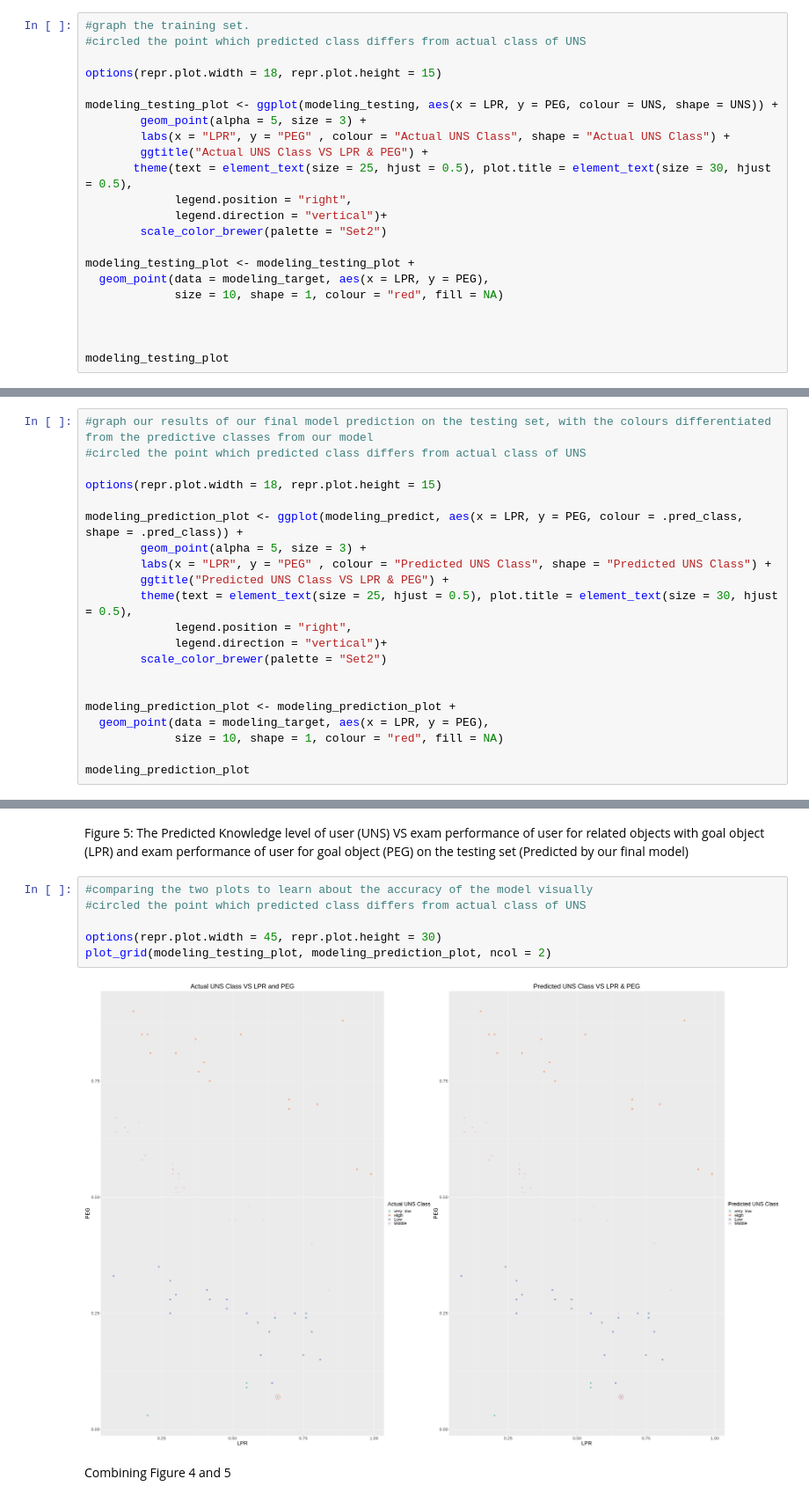
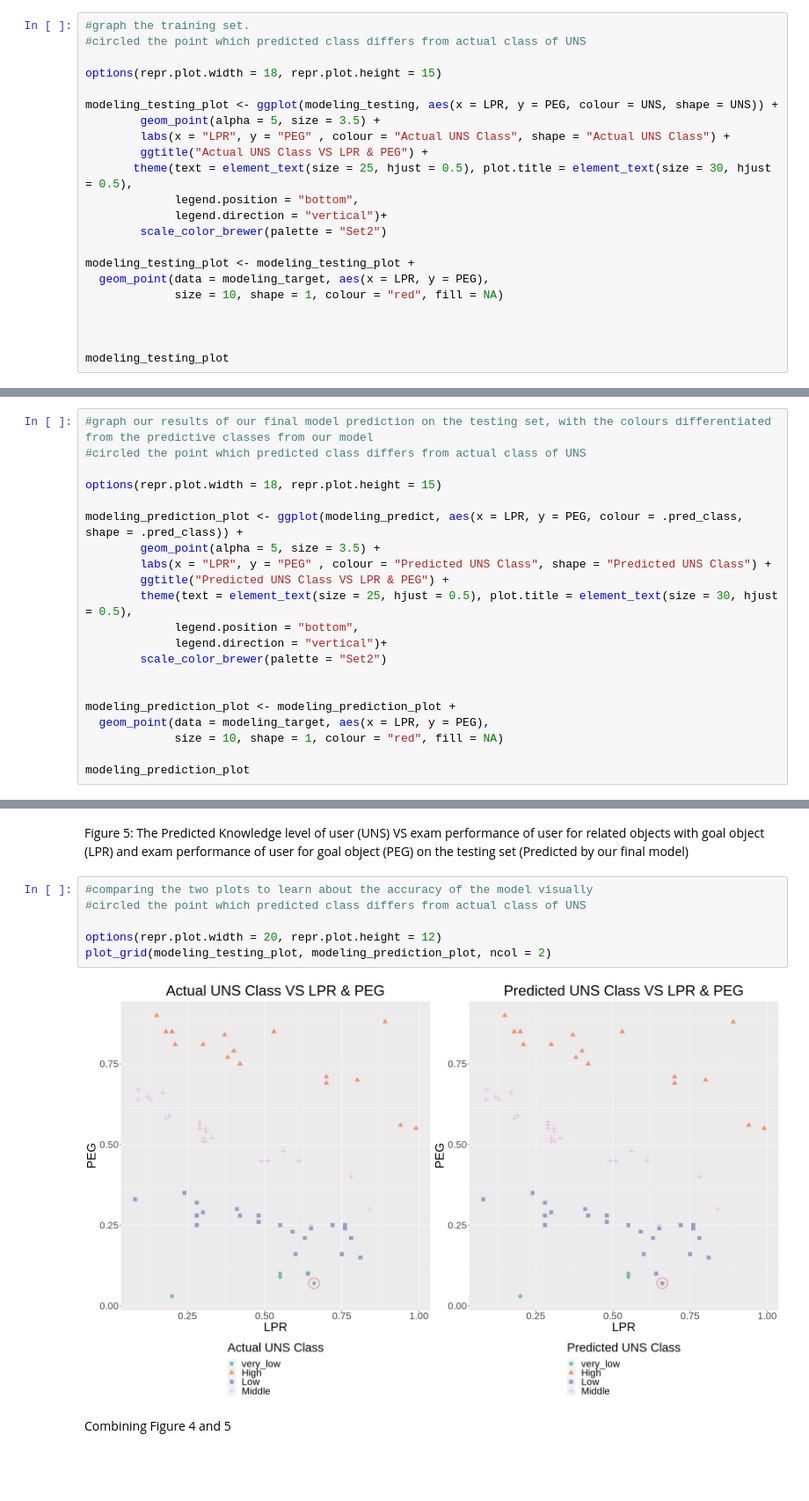
Before and after one commit to Anson-Chan-HK/DSCI-100-2023S1-4-PROJECT, a Jupyter notebook: actual_project.ipynb, the cells around one changed output, grey strips where cells are left out. Shown at 88% size. Saved outputs shown, nothing was run; the diff lists cells and outputs as text; blank space fills up the shorter version.

Commit message:
combined graph

```diff
--- a/actual_project.ipynb
+++ b/actual_project.ipynb
@@ -491,11 +491,11 @@ A tibble: 1 × 4
 options(repr.plot.width = 18, repr.plot.height = 15)
 
 modeling_testing_plot <- ggplot(modeling_testing, aes(x = LPR, y = PEG, colour = UNS, shape = UNS)) +
-        geom_point(alpha = 5, size = 3) +
+        geom_point(alpha = 5, size = 3.5) +
         labs(x = "LPR", y = "PEG" , colour = "Actual UNS Class", shape = "Actual UNS Class") +
         ggtitle("Actual UNS Class VS LPR & PEG") +
        theme(text = element_text(size = 25, hjust = 0.5), plot.title = element_text(size = 30, hjust = 0.5),
-             legend.position = "right",
+             legend.position = "bottom",
              legend.direction = "vertical")+
         scale_color_brewer(palette = "Set2")
 
@@ -517,11 +517,11 @@ Figure 4: The Actual Knowledge level of user (UNS) VS exam performance of user f
 options(repr.plot.width = 18, repr.plot.height = 15)
 
 modeling_prediction_plot <- ggplot(modeling_predict, aes(x = LPR, y = PEG, colour = .pred_class, shape = .pred_class)) +
-        geom_point(alpha = 5, size = 3) +
+        geom_point(alpha = 5, size = 3.5) +
         labs(x = "LPR", y = "PEG" , colour = "Predicted UNS Class", shape = "Predicted UNS Class") +
         ggtitle("Predicted UNS Class VS LPR & PEG") +
         theme(text = element_text(size = 25, hjust = 0.5), plot.title = element_text(size = 30, hjust = 0.5),
-             legend.position = "right",
+             legend.position = "bottom",
              legend.direction = "vertical")+
         scale_color_brewer(palette = "Set2")
 
@@ -538,11 +538,11 @@ Figure 5: The Predicted Knowledge level of user (UNS) VS exam performance of use
 # %%
 #comparing the two plots to learn about the accuracy of the model visually
 #circled the point which predicted class differs from actual class of UNS
 
-options(repr.plot.width = 45, repr.plot.height = 30)
+options(repr.plot.width = 20, repr.plot.height = 12)
 plot_grid(modeling_testing_plot, modeling_prediction_plot, ncol = 2)
 # %% [output]
-[figure, old version]
+[figure, new version]
 # %% [markdown]
 Combining Figure 4 and 5
 # %%
```
Also changed, not shown: parts of 3 cells of this notebook.
